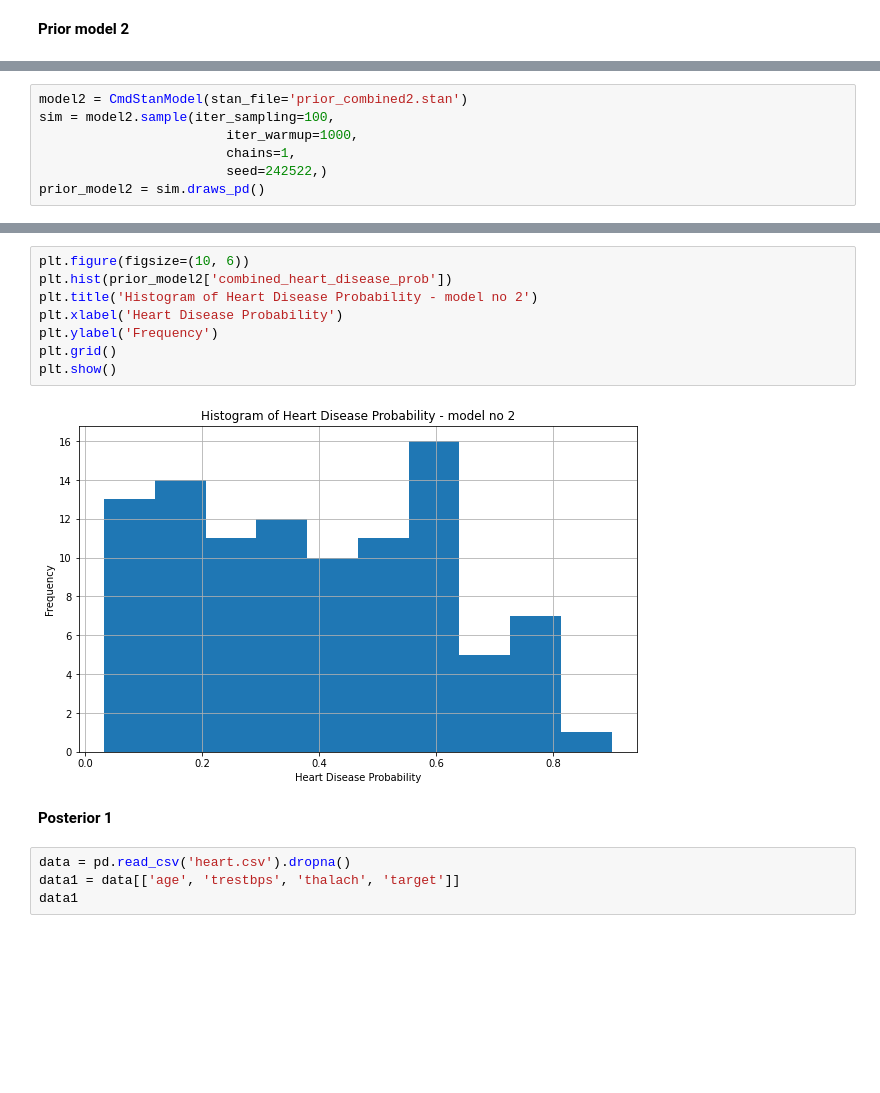
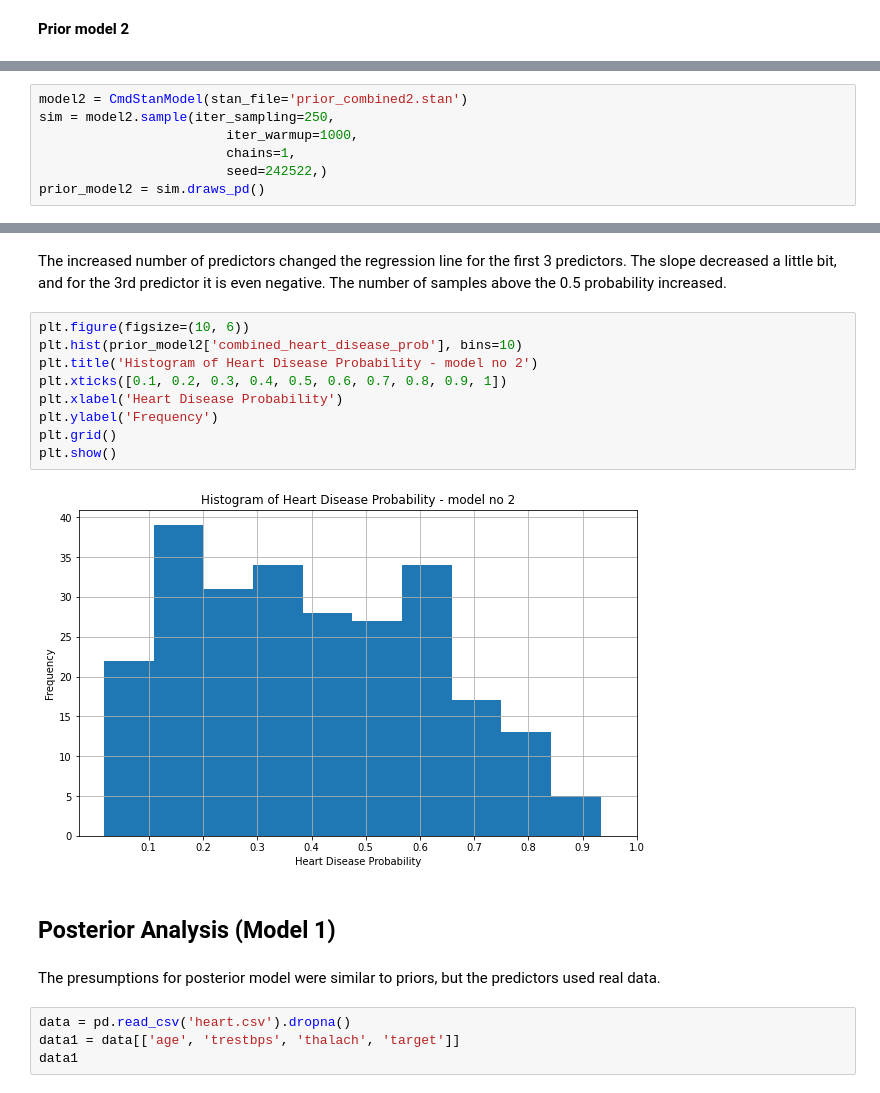
Before and after one commit to wasikjakub/bayesian-heart-disease-prediction, a Jupyter notebook: final_notebook.ipynb, the cells around one changed output, grey strips where cells are left out. Drawn from its saved outputs; the diff is of its cells as text; blank space fills up the shorter version.

```diff
--- a/final_notebook.ipynb
+++ b/final_notebook.ipynb
@@ -143,6 +355,6 @@ plt.show()
 # %%
 model2 = CmdStanModel(stan_file='prior_combined2.stan')
-sim = model2.sample(iter_sampling=100,
+sim = model2.sample(iter_sampling=250,
                         iter_warmup=1000,
                         chains=1,
                         seed=242522,)
@@ -232,15 +451,20 @@ plt.show()
+# %% [markdown]
+The increased number of predictors changed the regression line for the first 3 predictors. The slope decreased a little bit, and for the 3rd predictor it is even negative. The number of samples above the 0.5 probability increased.
 # %%
 plt.figure(figsize=(10, 6))
-plt.hist(prior_model2['combined_heart_disease_prob'])
+plt.hist(prior_model2['combined_heart_disease_prob'], bins=10)
 plt.title('Histogram of Heart Disease Probability - model no 2')
+plt.xticks([0.1, 0.2, 0.3, 0.4, 0.5, 0.6, 0.7, 0.8, 0.9, 1])
 plt.xlabel('Heart Disease Probability')
 plt.ylabel('Frequency')
 plt.grid()
 plt.show()
 # %% [output]
-[figure, old version]
+[figure, new version]
 # %% [markdown]
-**Posterior 1**
+## Posterior Analysis (Model 1)
+# %% [markdown]
+The presumptions for posterior model were similar to priors, but the predictors used real data.
 # %%
 data = pd.read_csv('heart.csv').dropna()
 data1 = data[['age', 'trestbps', 'thalach', 'target']]
```
Also changed, not shown: parts of 41 cells of this notebook, 12 other files.
